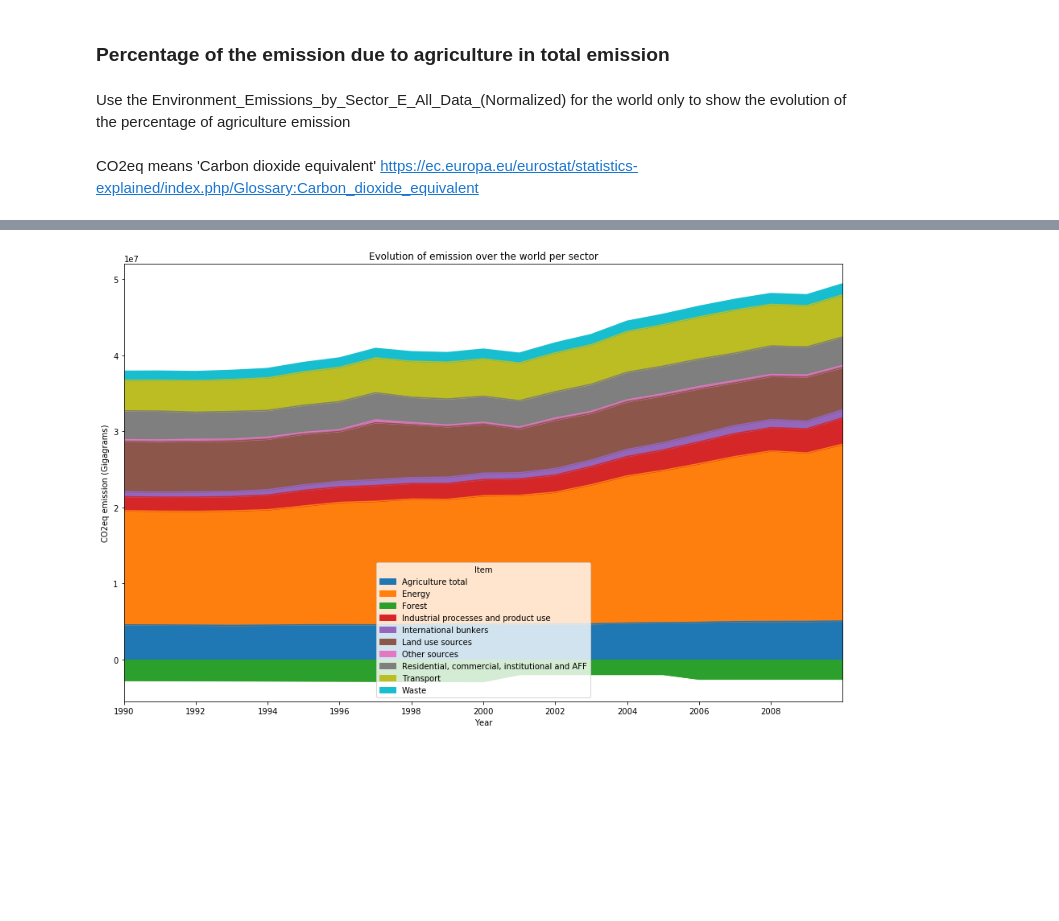
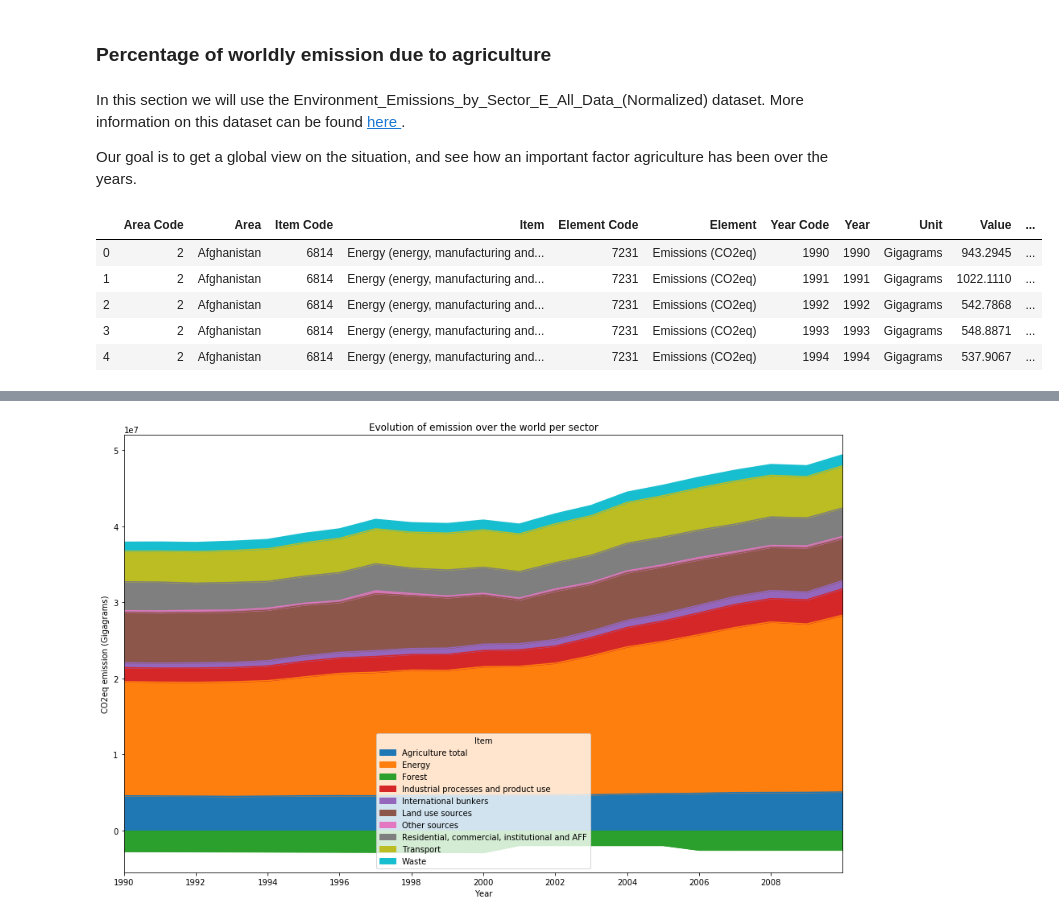
Before and after one commit to Lambo97/ADAProject, a Jupyter notebook: src/Milestone2.ipynb, the cells around one changed output, grey strips where cells are left out. Drawn from its saved outputs; the diff is of its cells as text; code cells hidden in the pictures; blank space fills up the shorter version.

```diff
--- a/src/Milestone2.ipynb
+++ b/src/Milestone2.ipynb
@@ -30,14 +28,20 @@ import matplotlib.pyplot as plt
 DATA_PATH = '../data/'
 GENERATED_DATA_PATH = '../generated/'
 # %% [markdown]
-### Percentage of the emission due to agriculture in total emission <a name="percentage_emissions"></a>
+### Percentage of worldly emission due to agriculture <a name="percentage_emissions"></a>
-# %% [markdown]
-Use the Environment_Emissions_by_Sector_E_All_Data_(Normalized) for the world only to show the evolution of the percentage of agriculture emission
-# %% [markdown]
-CO2eq means 'Carbon dioxide equivalent'
-https://ec.europa.eu/eurostat/statistics-explained/index.php/Glossary:Carbon_dioxide_equivalent
+# %% [markdown]
+In this section we will use the Environment_Emissions_by_Sector_E_All_Data_(Normalized) dataset. More information on this dataset can be found <a href="http://www.fao.org/faostat/en/#data/EM"> here </a>.
+
+Our goal is to get a global view on the situation, and see how an important factor agriculture has been over the years.
 # %%
 # Load data and drop unnecessary columns
 emissions_sector_path = DATA_PATH+'Environment_Emissions_by_Sector_E_All_Data_(Normalized).csv'
 emissions_sector = pd.read_csv(emissions_sector_path, encoding='latin-1', engine='python')
-emissions_sector.drop(columns=['Area Code', 'Item Code', 'Element Code', 'Year Code', 'Flag'], inplace=True)
+emissions_sector.head()
+# %% [output]
+|  | Area Code | Area | Item Code | Item | Element Code | Element | Year Code | Year | Unit | Value | ... |
+| 0 | 2 | Afghanistan | 6814 | Energy (energy, manufacturing and... | 7231 | Emissions (CO2eq) | 1990 | 1990 | Gigagrams | 943.2945 | ... |
+| 1 | 2 | Afghanistan | 6814 | Energy (energy, manufacturing and... | 7231 | Emissions (CO2eq) | 1991 | 1991 | Gigagrams | 1022.1110 | ... |
+| 2 | 2 | Afghanistan | 6814 | Energy (energy, manufacturing and... | 7231 | Emissions (CO2eq) | 1992 | 1992 | Gigagrams | 542.7868 | ... |
+| 3 | 2 | Afghanistan | 6814 | Energy (energy, manufacturing and... | 7231 | Emissions (CO2eq) | 1993 | 1993 | Gigagrams | 548.8871 | ... |
+| 4 | 2 | Afghanistan | 6814 | Energy (energy, manufacturing and... | 7231 | Emissions (CO2eq) | 1994 | 1994 | Gigagrams | 537.9067 | ... |
```
Also changed, not shown: parts of 68 cells of this notebook.
